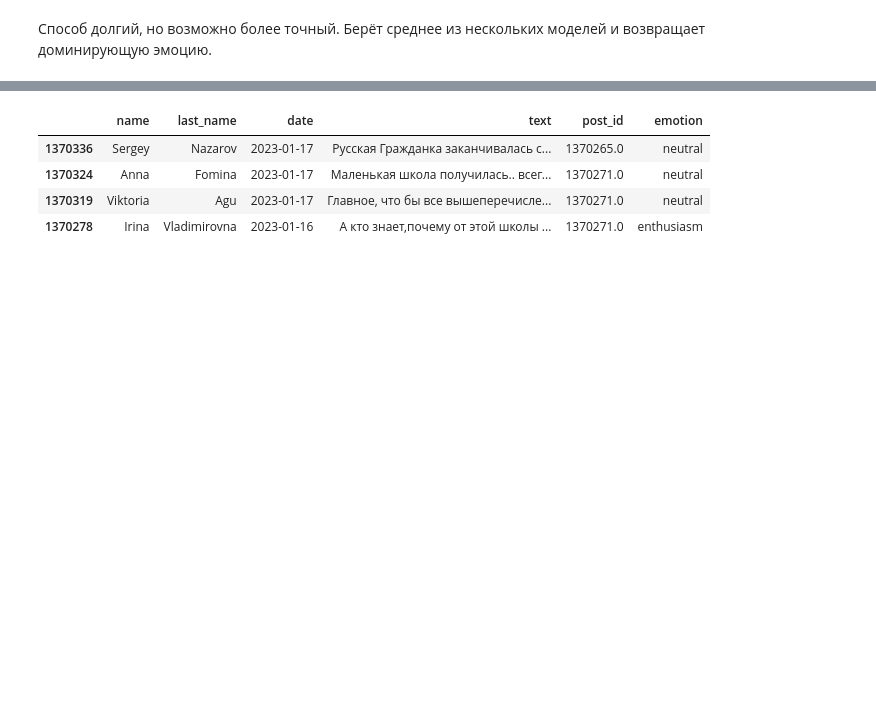
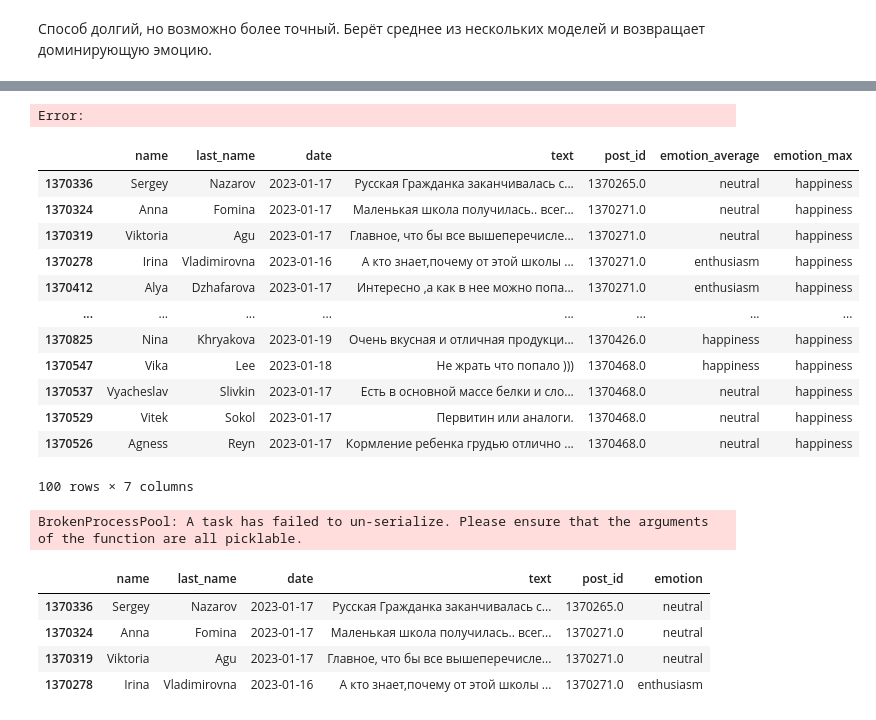
Before and after one commit to Sandrro/sloyka, a Jupyter notebook: examples/emotion_example.ipynb, the cells around one changed output, grey strips where cells are left out. Cells and saved outputs as stored; diff of their text form; code cells hidden in the pictures; blank space fills up the shorter version.

```diff
--- a/examples/emotion_example.ipynb
+++ b/examples/emotion_example.ipynb
@@ -67,3 +67,19 @@ df
 100 rows × 6 columns
 # %% [markdown]
 Способ долгий, но возможно более точный. Берёт среднее из нескольких моделей и возвращает доминирующую эмоцию.
+# %%
+# Создание экземпляра класса EmotionRecognizer
+emotion_recognizer = EmotionRecognizer()
+
+# Пример DataFrame с текстом для анализа
+data = {'text': ["I am feeling great today!", "I am so sad right now.", "I am extremely angry!"]}
+df = pd.DataFrame(data)
+
+# Применение функции recognize_average_emotion_from_multiple_models ко всем строкам DataFrame с average=True
+df['emotion_average'] = emotion_recognizer.recognize_average_emotion_from_multiple_models(df, text_column='text', average=True)
+
+# Применение функции recognize_average_emotion_from_multiple_models ко всем строкам DataFrame с average=False
+df['emotion_max'] = emotion_recognizer.recognize_average_emotion_from_multiple_models(df, text_column='text', average=False)
+
+# Вывод результата
+print(df)
@@ -69,0 +91,4 @@ df
+# %%
+df=df.head(100)
+# %%
+emotion_recognizer = EmotionRecognizer()
@@ -70,8 +111,34 @@ df
+# %%
+# Применение функции recognize_average_emotion_from_multiple_models ко всем строкам DataFrame с average=True
+df['emotion_average'] = emotion_recognizer.recognize_average_emotion_from_multiple_models(df, 'text', average=True)
+
+# Применение функции recognize_average_emotion_from_multiple_models ко всем строкам DataFrame с average=False
+df['emotion_max'] = emotion_recognizer.recognize_average_emotion_from_multiple_models(df, 'text', average=False)
+# %% [output]
+Error:
+# %%
+df
+# %% [output]
+|  | name | last_name | date | text | post_id | emotion_average | emotion_max |
+| 1370336 | Sergey | Nazarov | 2023-01-17 | Русская Гражданка заканчивалась с... | 1370265.0 | neutral | happiness |
+| 1370324 | Anna | Fomina | 2023-01-17 | Маленькая школа получилась.. всег... | 1370271.0 | neutral | happiness |
+| 1370319 | Viktoria | Agu | 2023-01-17 | Главное, что бы все вышеперечисле... | 1370271.0 | neutral | happiness |
+| 1370278 | Irina | Vladimirovna | 2023-01-16 | А кто знает,почему от этой школы ... | 1370271.0 | enthusiasm | happiness |
+| 1370412 | Alya | Dzhafarova | 2023-01-17 | Интересно ,а как в нее можно попа... | 1370271.0 | enthusiasm | happiness |
+| ... | ... | ... | ... | ... | ... | ... | ... |
+| 1370825 | Nina | Khryakova | 2023-01-19 | Очень вкусная и отличная продукци... | 1370426.0 | happiness | happiness |
+| 1370547 | Vika | Lee | 2023-01-18 | Не жрать что попало ))) | 1370468.0 | happiness | happiness |
+| 1370537 | Vyacheslav | Slivkin | 2023-01-17 | Есть в основной массе белки и сло... | 1370468.0 | neutral | happiness |
+| 1370529 | Vitek | Sokol | 2023-01-17 | Первитин или аналоги. | 1370468.0 | neutral | happiness |
+| 1370526 | Agness | Reyn | 2023-01-17 | Кормление ребенка грудью отлично ... | 1370468.0 | neutral | happiness |
+100 rows × 7 columns
 # %%
 #Используются все 4 модели и считается среднее
 df = df.head(4)
 recognizer = EmotionRecognizer()
-df['emotion'] = df['text'].apply(lambda text: recognizer.recognize_average_emotion_from_multiple_models(text))
+df['emotion'] = df['text'].apply(lambda text: recognizer.recognize_average_emotion_from_multiple_models(text, average = False))
+# %% [output]
+BrokenProcessPool: A task has failed to un-serialize. Please ensure that the arguments of the function are all picklable.
 # %%
 df
 # %% [output]
```
Also changed, not shown: parts of 3 cells of this notebook.
